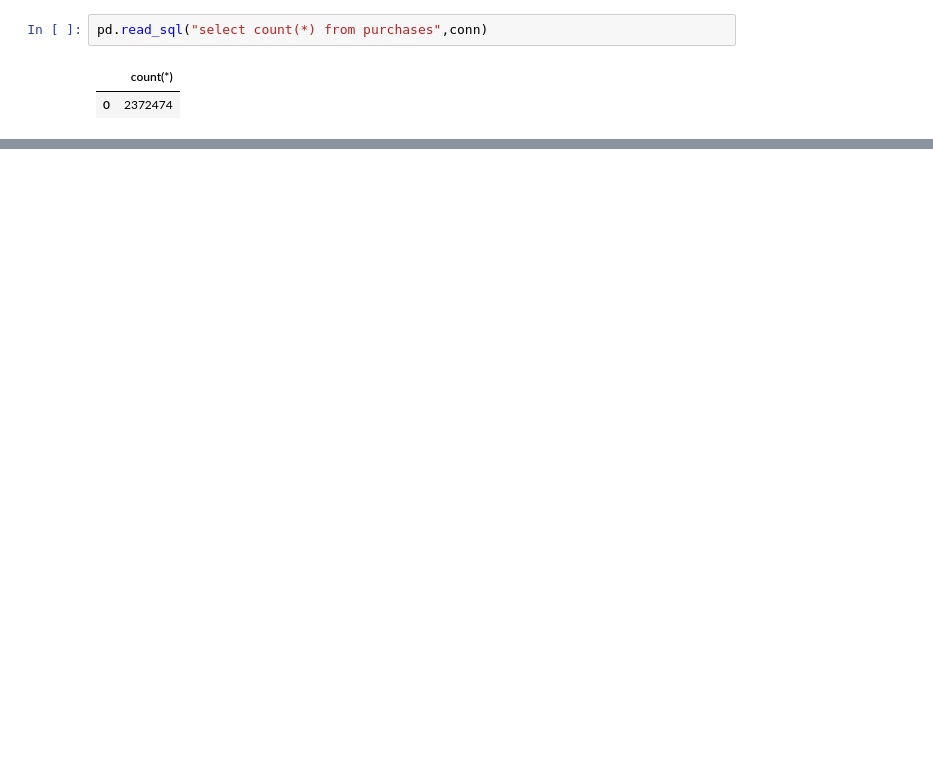
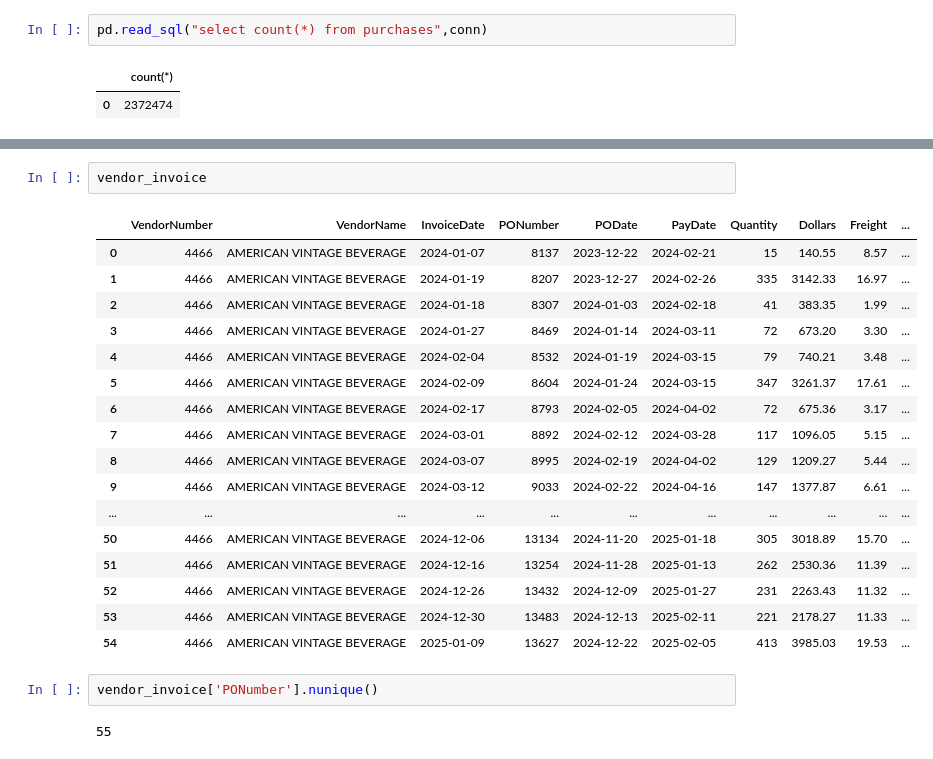
Before and after one commit to anmolguptanpj/Vendor_performance_analysis, a Jupyter notebook: Exploratory Data Analysis.ipynb.ipynb, the cells around one changed output, grey strips where cells are left out. Drawn from its saved outputs; the diff is of its cells as text; blank space fills up the shorter version.

```diff
--- a/Exploratory Data Analysis.ipynb.ipynb
+++ b/Exploratory Data Analysis.ipynb.ipynb
@@ -34,0 +181,24 @@ for table in tables:
+# %%
+vendor_invoice
+# %% [output]
+|  | VendorNumber | VendorName | InvoiceDate | PONumber | PODate | PayDate | Quantity | Dollars | Freight | ... |
+| 0 | 4466 | AMERICAN VINTAGE BEVERAGE | 2024-01-07 | 8137 | 2023-12-22 | 2024-02-21 | 15 | 140.55 | 8.57 | ... |
+| 1 | 4466 | AMERICAN VINTAGE BEVERAGE | 2024-01-19 | 8207 | 2023-12-27 | 2024-02-26 | 335 | 3142.33 | 16.97 | ... |
+| 2 | 4466 | AMERICAN VINTAGE BEVERAGE | 2024-01-18 | 8307 | 2024-01-03 | 2024-02-18 | 41 | 383.35 | 1.99 | ... |
+| 3 | 4466 | AMERICAN VINTAGE BEVERAGE | 2024-01-27 | 8469 | 2024-01-14 | 2024-03-11 | 72 | 673.20 | 3.30 | ... |
+| 4 | 4466 | AMERICAN VINTAGE BEVERAGE | 2024-02-04 | 8532 | 2024-01-19 | 2024-03-15 | 79 | 740.21 | 3.48 | ... |
+| 5 | 4466 | AMERICAN VINTAGE BEVERAGE | 2024-02-09 | 8604 | 2024-01-24 | 2024-03-15 | 347 | 3261.37 | 17.61 | ... |
+| 6 | 4466 | AMERICAN VINTAGE BEVERAGE | 2024-02-17 | 8793 | 2024-02-05 | 2024-04-02 | 72 | 675.36 | 3.17 | ... |
+| 7 | 4466 | AMERICAN VINTAGE BEVERAGE | 2024-03-01 | 8892 | 2024-02-12 | 2024-03-28 | 117 | 1096.05 | 5.15 | ... |
+| 8 | 4466 | AMERICAN VINTAGE BEVERAGE | 2024-03-07 | 8995 | 2024-02-19 | 2024-04-02 | 129 | 1209.27 | 5.44 | ... |
+| 9 | 4466 | AMERICAN VINTAGE BEVERAGE | 2024-03-12 | 9033 | 2024-02-22 | 2024-04-16 | 147 | 1377.87 | 6.61 | ... |
+| ... | ... | ... | ... | ... | ... | ... | ... | ... | ... | ... |
+| 50 | 4466 | AMERICAN VINTAGE BEVERAGE | 2024-12-06 | 13134 | 2024-11-20 | 2025-01-18 | 305 | 3018.89 | 15.70 | ... |
+| 51 | 4466 | AMERICAN VINTAGE BEVERAGE | 2024-12-16 | 13254 | 2024-11-28 | 2025-01-13 | 262 | 2530.36 | 11.39 | ... |
+| 52 | 4466 | AMERICAN VINTAGE BEVERAGE | 2024-12-26 | 13432 | 2024-12-09 | 2025-01-27 | 231 | 2263.43 | 11.32 | ... |
+| 53 | 4466 | AMERICAN VINTAGE BEVERAGE | 2024-12-30 | 13483 | 2024-12-13 | 2025-02-11 | 221 | 2178.27 | 11.33 | ... |
+| 54 | 4466 | AMERICAN VINTAGE BEVERAGE | 2025-01-09 | 13627 | 2024-12-22 | 2025-02-05 | 413 | 3985.03 | 19.53 | ... |
+# %%
+vendor_invoice['PONumber'].nunique()
+# %% [output]
+55
```
Also changed, not shown: parts of 46 cells of this notebook, 6 other files.
